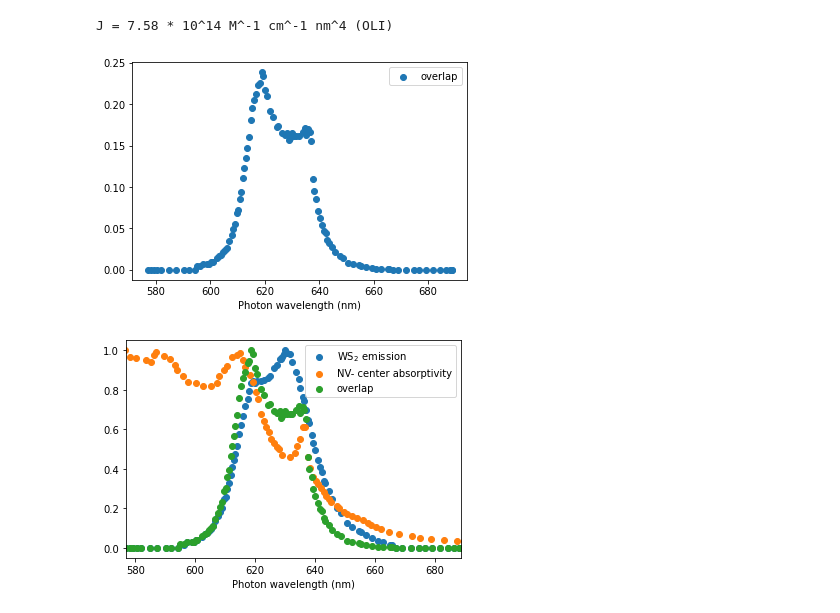
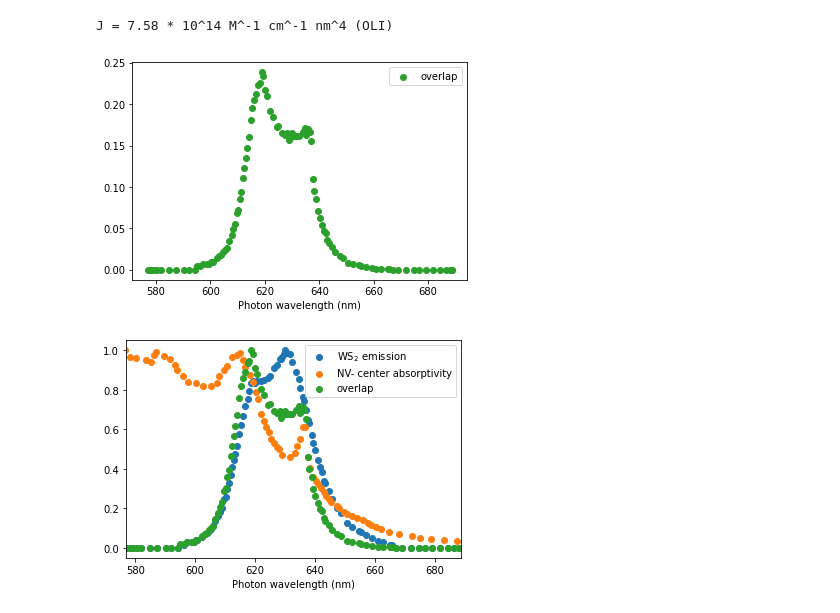
Before and after one commit to nbeaver/ws2-diamond-fret-calculation, a Jupyter notebook: WS2_NV-_center_FRET_estimation.ipynb, the cells around one changed output. Saved outputs shown, nothing was run; the diff lists cells and outputs as text; code cells hidden in the pictures.

```diff
--- a/WS2_NV-_center_FRET_estimation.ipynb
+++ b/WS2_NV-_center_FRET_estimation.ipynb
@@ -196,10 +202,10 @@ print("J = {:.4g} * 10^14 M^-1 cm^-1 nm^4 (OLI)".format(J_sum_OLI))
 J = 7.58 * 10^14 M^-1 cm^-1 nm^4 (OLI)
 # %%
 plt.clf()
-plt.scatter(lambda_J, J_OLI, label="overlap")
+plt.scatter(lambda_J, J_OLI, label="overlap",color="tab:green")
 plt.legend()
 plt.xlabel("Photon wavelength (nm)");
 # %% [output]
-[figure, old version]
+[figure, new version]
 # %%
 plt.clf()
```
Also changed, not shown: parts of 13 cells of this notebook.
